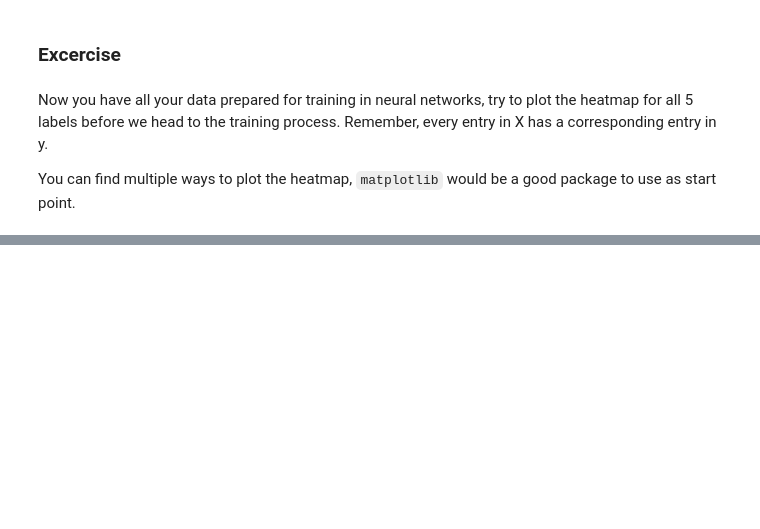
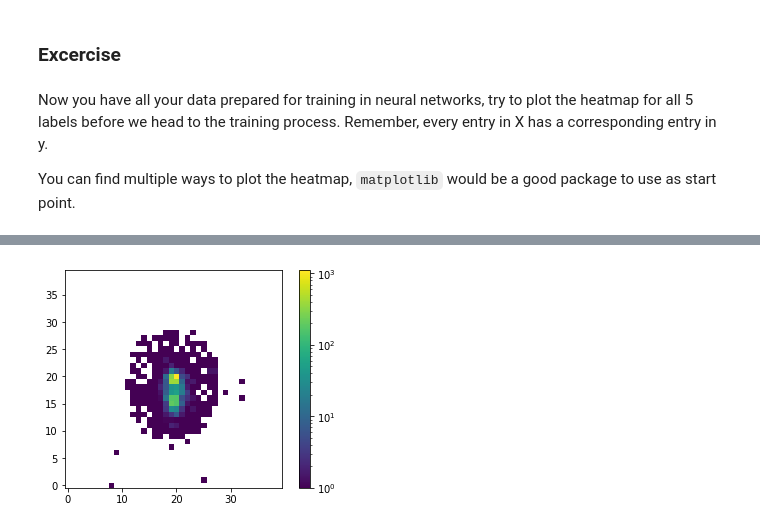
Before and after one commit to Noam-91/EPE_Dec_2020_Data_Preprocessing, a Jupyter notebook: Common Skills.ipynb, the cells around one changed output, grey strips where cells are left out. Saved outputs shown, nothing was run; the diff lists cells and outputs as text; code cells hidden in the pictures; blank space fills up the shorter version.

```diff
--- a/Common Skills.ipynb
+++ b/Common Skills.ipynb
@@ -226,0 +357,4 @@ import matplotlib.pyplot as plt
+# %%
+heatmap(w_plt)
+# %% [output]
+[figure, added]
```
Also changed, not shown: parts of 27 cells of this notebook, 9 other files.
